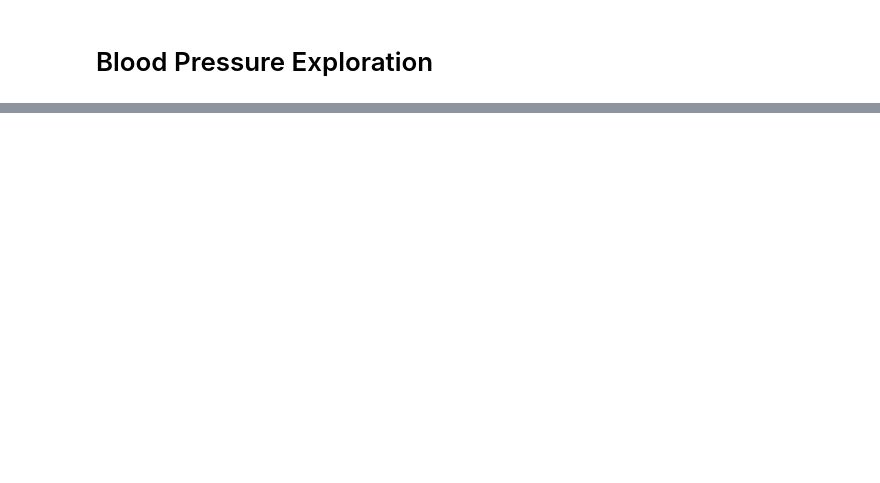
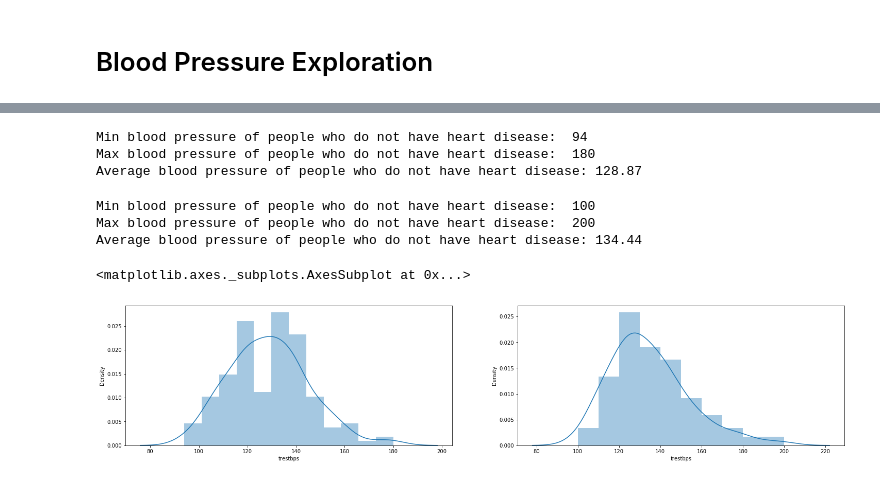
Before and after one commit to Parag18081994/Ghost, a Jupyter notebook: Python/Practise/2021/KNN/KNN_git_heart.ipynb, the cells around one changed output, grey strips where cells are left out. Saved outputs shown, nothing was run; the diff lists cells and outputs as text; code cells hidden in the pictures; blank space fills up the shorter version.

Commit message:
KNN-Blood pressure feature
KNN-Blood pressure feature

```diff
--- a/Python/Practise/2021/KNN/KNN_git_heart.ipynb
+++ b/Python/Practise/2021/KNN/KNN_git_heart.ipynb
@@ -315 +310,27 @@ sns.scatterplot(y='trestbps',x='age',data=df)
 [figure]
+# %%
+# Get min, max and average blood pressure of individual do not have heart disease
+print('Min blood pressure of people who do not have heart disease: ', min(df[df['target'] == 0]['trestbps']))
+print('Max blood pressure of people who do not have heart disease: ', max(df[df['target'] == 0]['trestbps']))
+print('Average blood pressure of people who do not have heart disease: %.2f '%(df[df['target'] == 0]['trestbps'].mean()))
+# %% [output]
+Min blood pressure of people who do not have heart disease:  94
+Max blood pressure of people who do not have heart disease:  180
+Average blood pressure of people who do not have heart disease: 128.87
+# %%
+# Get min, max and average blood pressure of individual do not have heart disease
+print('Min blood pressure of people who do not have heart disease: ', min(df[df['target'] == 1]['trestbps']))
+print('Max blood pressure of people who do not have heart disease: ', max(df[df['target'] == 1]['trestbps']))
+print('Average blood pressure of people who do not have heart disease: %.2f '%(df[df['target'] == 1]['trestbps'].mean()))
+# %% [output]
+Min blood pressure of people who do not have heart disease:  100
+Max blood pressure of people who do not have heart disease:  200
+Average blood pressure of people who do not have heart disease: 134.44
+# %%
+figure,axes=plt.subplots(1,2,figsize=(25, 5))
+sns.distplot(ax=axes[0],a=df[df['target'] == 0]['trestbps'])
+plt.xlabel("Hello")
+sns.distplot(ax=axes[1],a=df[df['target'] == 1]['trestbps'])
+# %% [output]
+<matplotlib.axes._subplots.AxesSubplot at 0x...>
+[figure, added]
```
Also changed, not shown: parts of 6 cells of this notebook.
